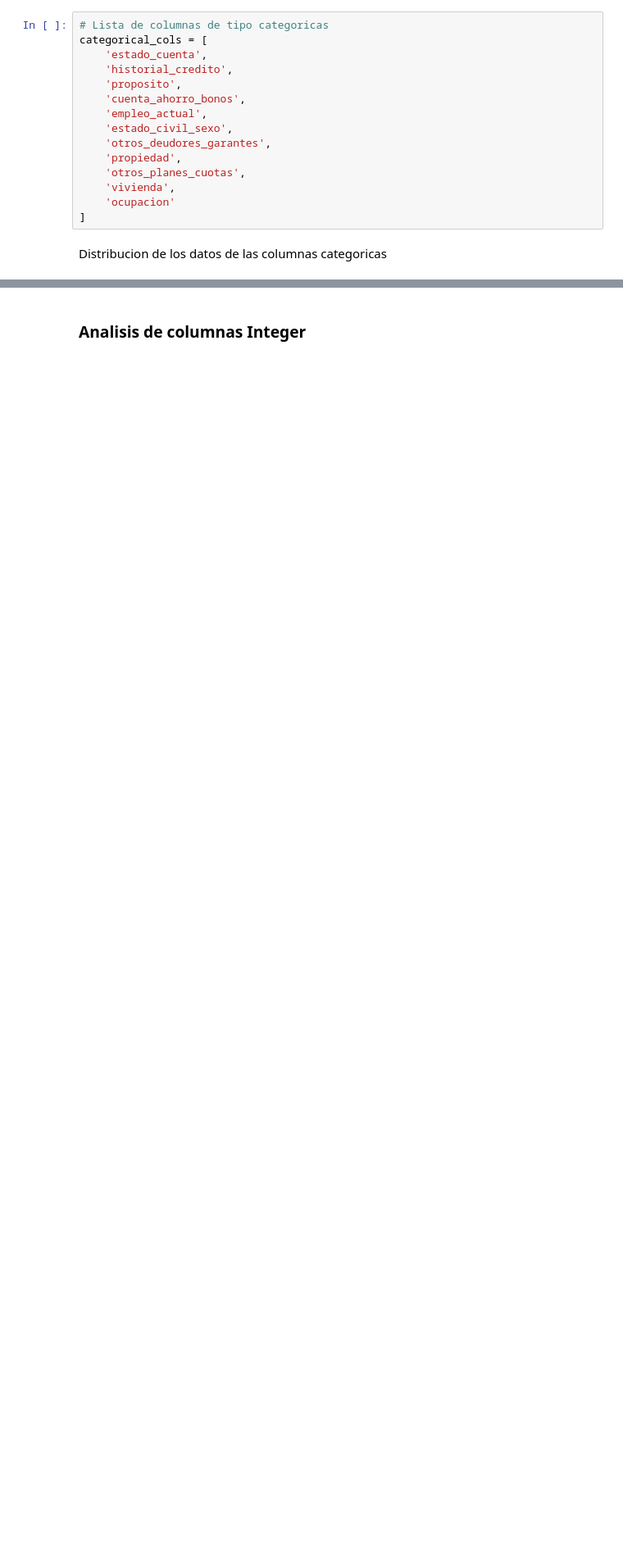
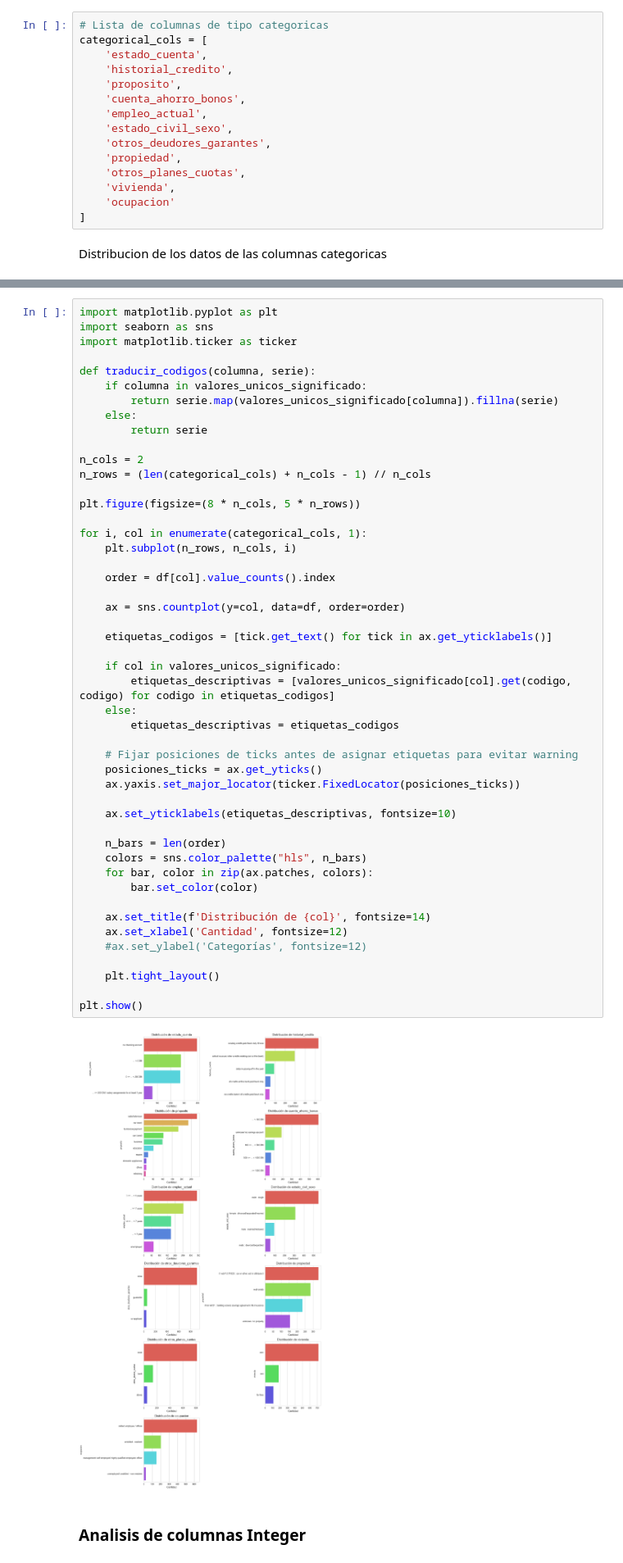
Before and after one commit to ezemartlopez/TP-Integrador-Equidad-en-Aprendizaje-Autom-tico, a Jupyter notebook: 01_Conjunto_datos.ipynb, the cells around one changed output, grey strips where cells are left out. Shown: that part at 82% size. Cells and saved outputs as stored; diff of their text form; blank space fills up the shorter version.

```diff
--- a/analisis_german_credit.ipynb
+++ b/01_Conjunto_datos.ipynb
@@ -262,3 +328,53 @@ plt.show()
+# %%
+import matplotlib.pyplot as plt
+import seaborn as sns
+import matplotlib.ticker as ticker
+
+def traducir_codigos(columna, serie):
+    if columna in valores_unicos_significado:
+        return serie.map(valores_unicos_significado[columna]).fillna(serie)
+    else:
+        return serie
+
+n_cols = 2
+n_rows = (len(categorical_cols) + n_cols - 1) // n_cols
+
+plt.figure(figsize=(8 * n_cols, 5 * n_rows))
+
+for i, col in enumerate(categorical_cols, 1):
+    plt.subplot(n_rows, n_cols, i)
+
+    order = df[col].value_counts().index
+
+    ax = sns.countplot(y=col, data=df, order=order)
+
+    etiquetas_codigos = [tick.get_text() for tick in ax.get_yticklabels()]
+
+    if col in valores_unicos_significado:
+        etiquetas_descriptivas = [valores_unicos_significado[col].get(codigo, codigo) for codigo in etiquetas_codigos]
+    else:
+        etiquetas_descriptivas = etiquetas_codigos
+
+    # Fijar posiciones de ticks antes de asignar etiquetas para evitar warning
+    posiciones_ticks = ax.get_yticks()
+    ax.yaxis.set_major_locator(ticker.FixedLocator(posiciones_ticks))
+
+    ax.set_yticklabels(etiquetas_descriptivas, fontsize=10)
+
+    n_bars = len(order)
+    colors = sns.color_palette("hls", n_bars)
+    for bar, color in zip(ax.patches, colors):
+        bar.set_color(color)
+
+    ax.set_title(f'Distribución de {col}', fontsize=14)
+    ax.set_xlabel('Cantidad', fontsize=12)
+    #ax.set_ylabel('Categorías', fontsize=12)
+
+    plt.tight_layout()
+
+plt.show()
+# %% [output]
+[figure, added]
 # %% [markdown]
 ### Analisis de columnas Integer
 # %%
```
Also changed, not shown: parts of 9 cells of this notebook, 4 other files.
